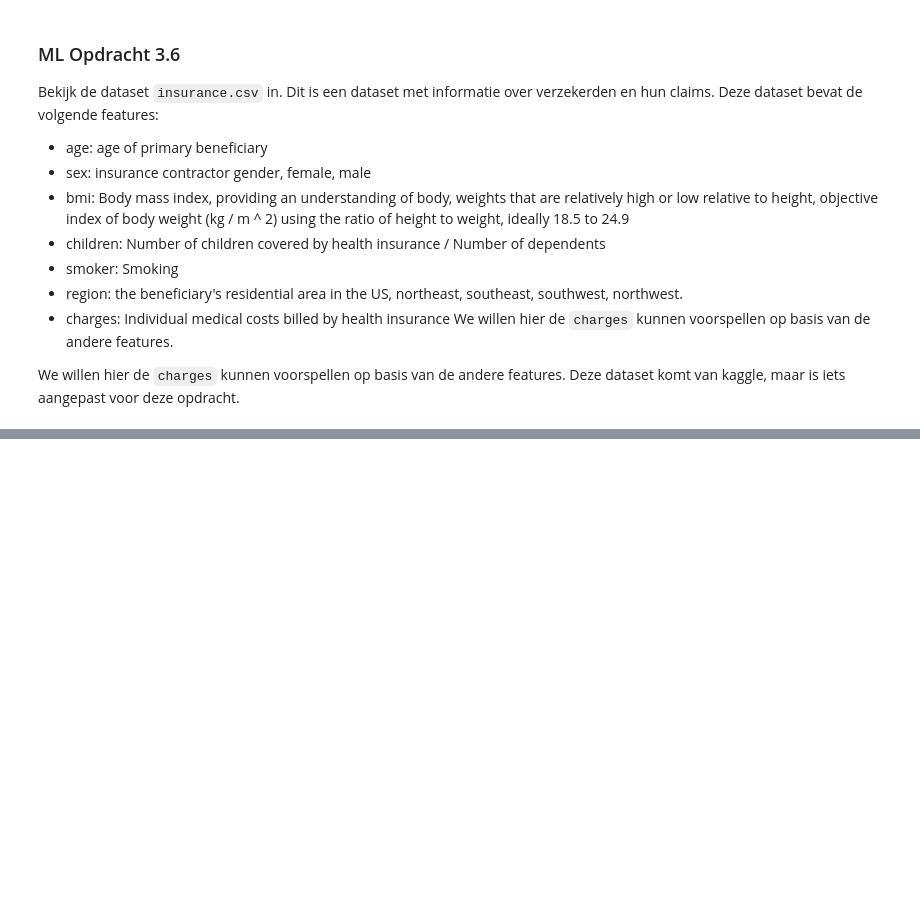
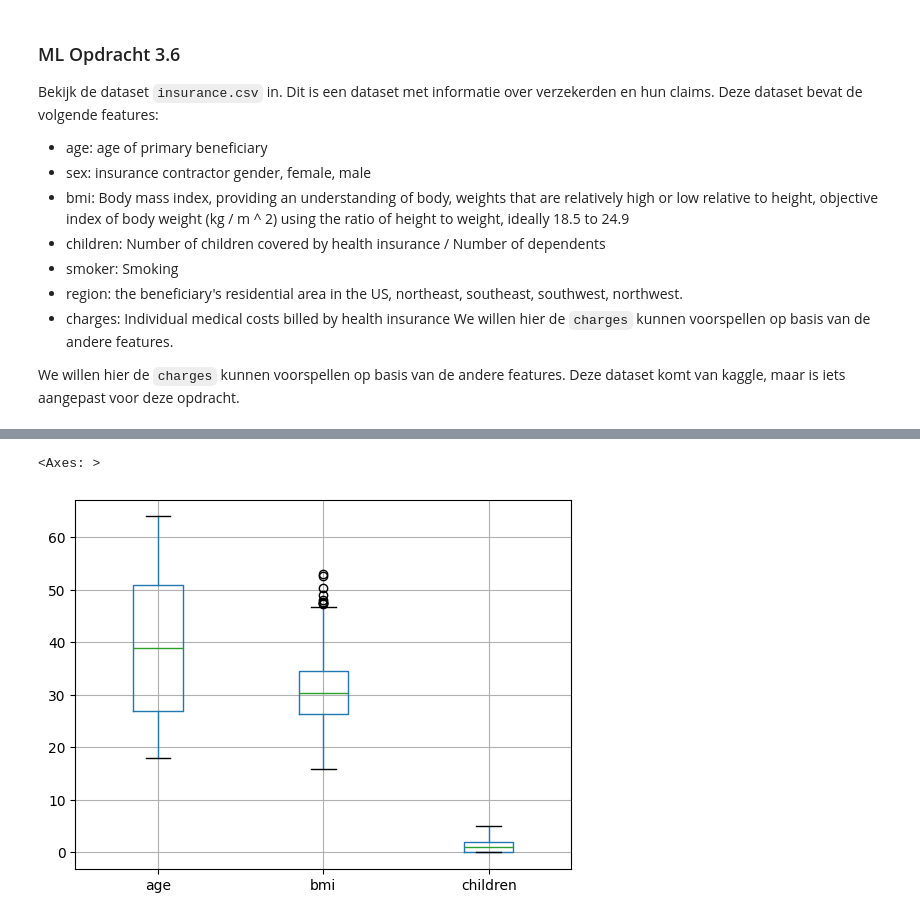
Before and after one commit to melatr/S3_AI_lesmateriaal, a Jupyter notebook: Uitwerkingen/machine_learning_les3.ipynb, the cells around one changed output, grey strips where cells are left out. Drawn from its saved outputs; the diff is of its cells as text; code cells hidden in the pictures; blank space fills up the shorter version.

```diff
--- a/Uitwerkingen/machine_learning_les3.ipynb
+++ b/Uitwerkingen/machine_learning_les3.ipynb
@@ -399,0 +499,4 @@ We willen hier de `charges` kunnen voorspellen op basis van de andere features.
+# %%
+# Data inladen
+df = pd.read_csv('../databronnen/insurance.csv')
+df
@@ -399,0 +529,4 @@ We willen hier de `charges` kunnen voorspellen op basis van de andere features.
+# %%
+# Rijen met lege BMI gooien we weg: het zijn er niet veel en deze data is niet te herleiden
+df = df.dropna(subset=['bmi'])
+df
@@ -399,0 +547,4 @@ We willen hier de `charges` kunnen voorspellen op basis van de andere features.
+# %%
+# Rijen met lege children vullen we op met 0: dat is een veilige gok
+df = df.fillna({'children':0})
+df
@@ -399,0 +565,6 @@ We willen hier de `charges` kunnen voorspellen op basis van de andere features.
+# %%
+# Visuele check op outliers: die lijken er niet te zijn
+df.boxplot(column=['age', 'bmi', 'children'])
+# %% [output]
+<Axes: >
+[figure, added]
```
Also changed, not shown: parts of 43 cells of this notebook.
